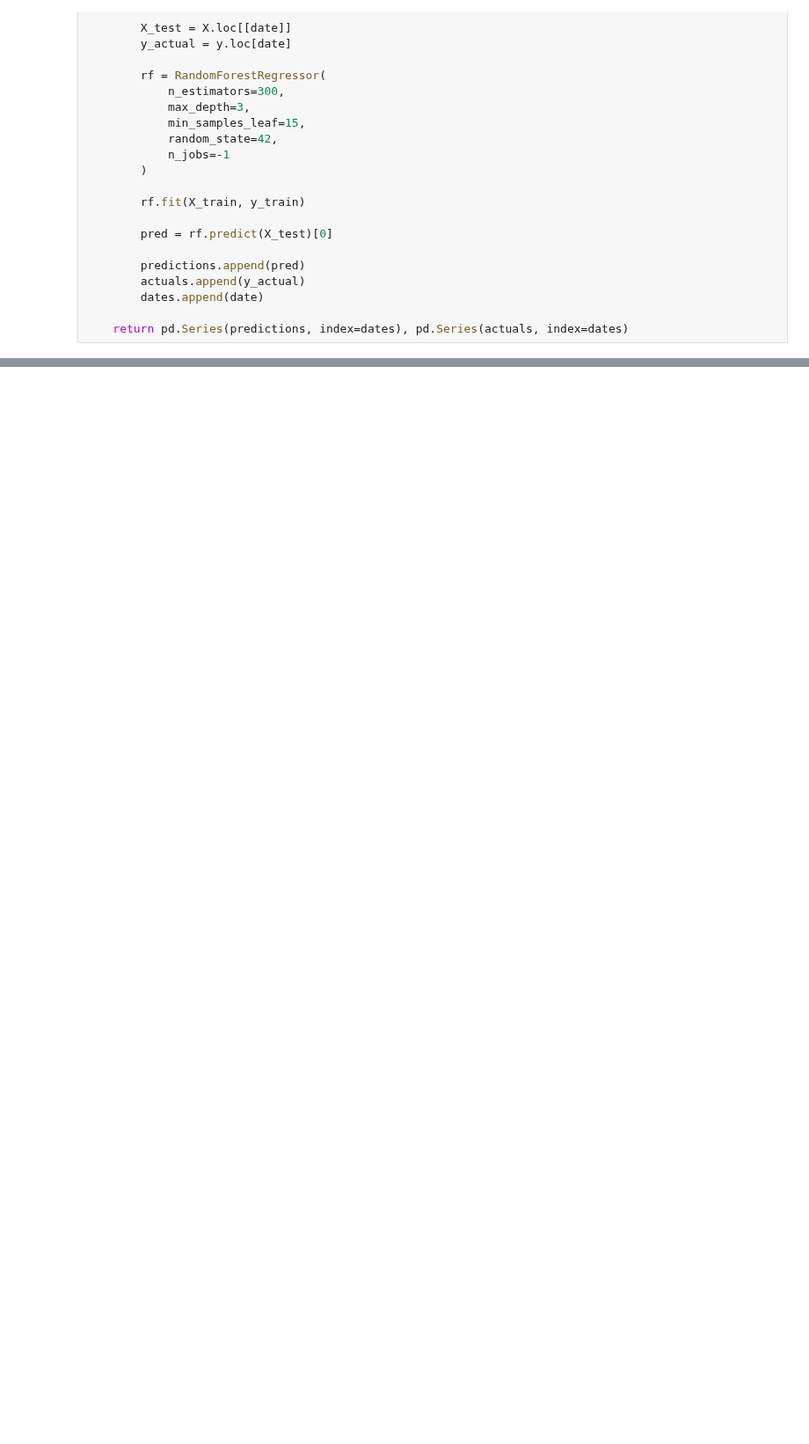
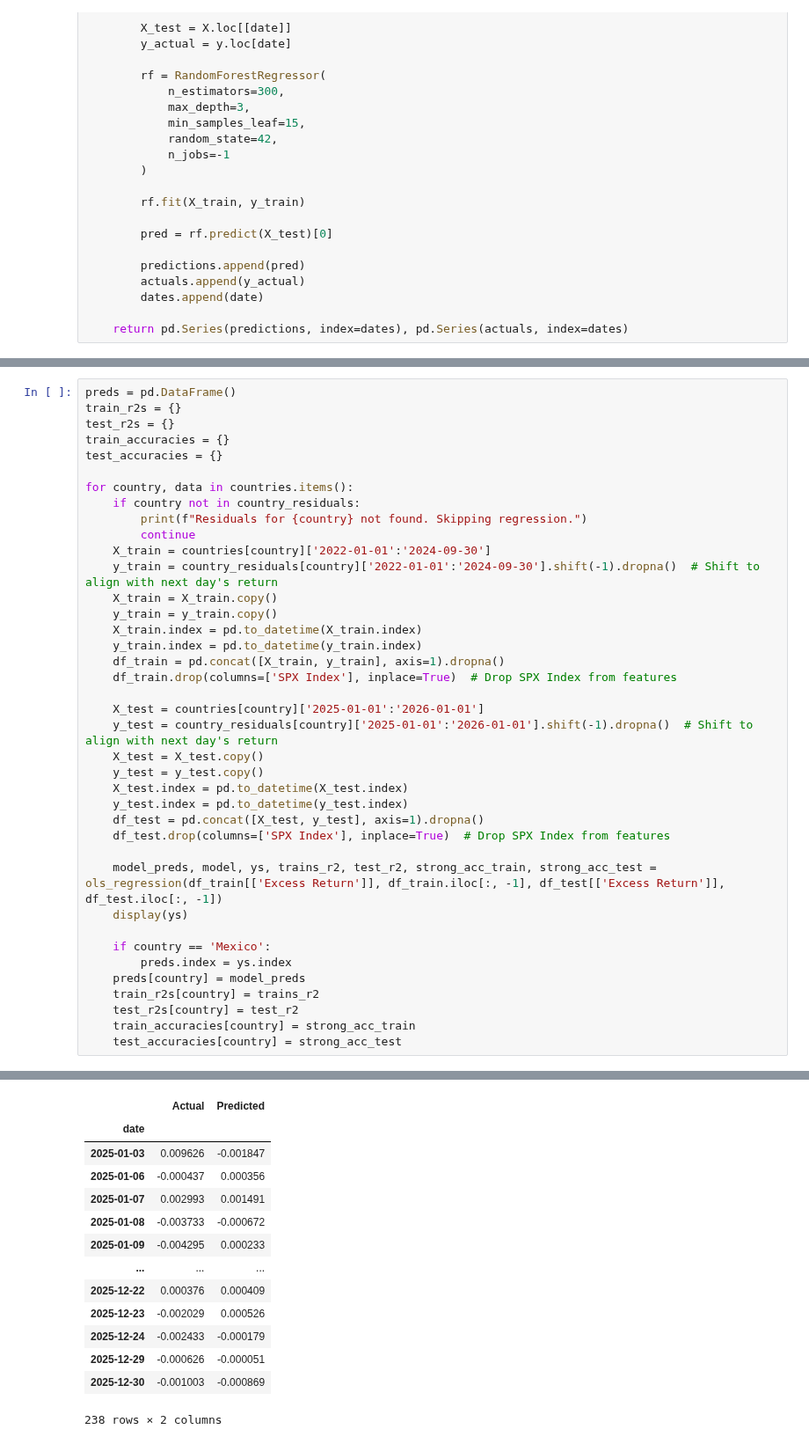
Before and after one commit to AdithSrinivasan/qts-cross-asset-fx, a Jupyter notebook: sandbox/second_regression.ipynb, the cells around one changed output, grey strips where cells are left out. Shown at 88% size. Drawn from its saved outputs; the diff is of its cells as text; blank space fills up the shorter version.

Commit message:
Fixed OLS, new rf preds

```diff
--- a/sandbox/second_regression.ipynb
+++ b/sandbox/second_regression.ipynb
@@ -482,0 +380,40 @@ def expanding_oos_rf(X, y, split_date):
+# %%
+preds = pd.DataFrame()
+train_r2s = {}
+test_r2s = {}
+train_accuracies = {}
+test_accuracies = {}
+
+for country, data in countries.items():
+    if country not in country_residuals:
+        print(f"Residuals for {country} not found. Skipping regression.")
+        continue
+    X_train = countries[country]['2022-01-01':'2024-09-30']
+    y_train = country_residuals[country]['2022-01-01':'2024-09-30'].shift(-1).dropna()  # Shift to align with next day's return
+    X_train = X_train.copy()
+    y_train = y_train.copy()
+    X_train.index = pd.to_datetime(X_train.index)
+    y_train.index = pd.to_datetime(y_train.index)
+    df_train = pd.concat([X_train, y_train], axis=1).dropna()
+    df_train.drop(columns=['SPX Index'], inplace=True)  # Drop SPX Index from features
+
+    X_test = countries[country]['2025-01-01':'2026-01-01']
+    y_test = country_residuals[country]['2025-01-01':'2026-01-01'].shift(-1).dropna()  # Shift to align with next day's return
+    X_test = X_test.copy()
+    y_test = y_test.copy()
+    X_test.index = pd.to_datetime(X_test.index)
+    y_test.index = pd.to_datetime(y_test.index)
+    df_test = pd.concat([X_test, y_test], axis=1).dropna()
+    df_test.drop(columns=['SPX Index'], inplace=True)  # Drop SPX Index from features
+
+    model_preds, model, ys, trains_r2, test_r2, strong_acc_train, strong_acc_test = ols_regression(df_train[['Excess Return']], df_train.iloc[:, -1], df_test[['Excess Return']], df_test.iloc[:, -1])
+    display(ys)
+
+    if country == 'Mexico':
+        preds.index = ys.index
+    preds[country] = model_preds
+    train_r2s[country] = trains_r2
+    test_r2s[country] = test_r2
+    train_accuracies[country] = strong_acc_train
+    test_accuracies[country] = strong_acc_test
+# %% [output]
@@ -482,0 +425,14 @@ def expanding_oos_rf(X, y, split_date):
+|  | Actual | Predicted |
+| date |  |  |
+| 2025-01-03 | 0.009626 | -0.001847 |
+| 2025-01-06 | -0.000437 | 0.000356 |
+| 2025-01-07 | 0.002993 | 0.001491 |
+| 2025-01-08 | -0.003733 | -0.000672 |
+| 2025-01-09 | -0.004295 | 0.000233 |
+| ... | ... | ... |
+| 2025-12-22 | 0.000376 | 0.000409 |
+| 2025-12-23 | -0.002029 | 0.000526 |
+| 2025-12-24 | -0.002433 | -0.000179 |
+| 2025-12-29 | -0.000626 | -0.000051 |
+| 2025-12-30 | -0.001003 | -0.000869 |
+238 rows × 2 columns
```
Also changed, not shown: parts of 20 cells of this notebook, 1 other file.
